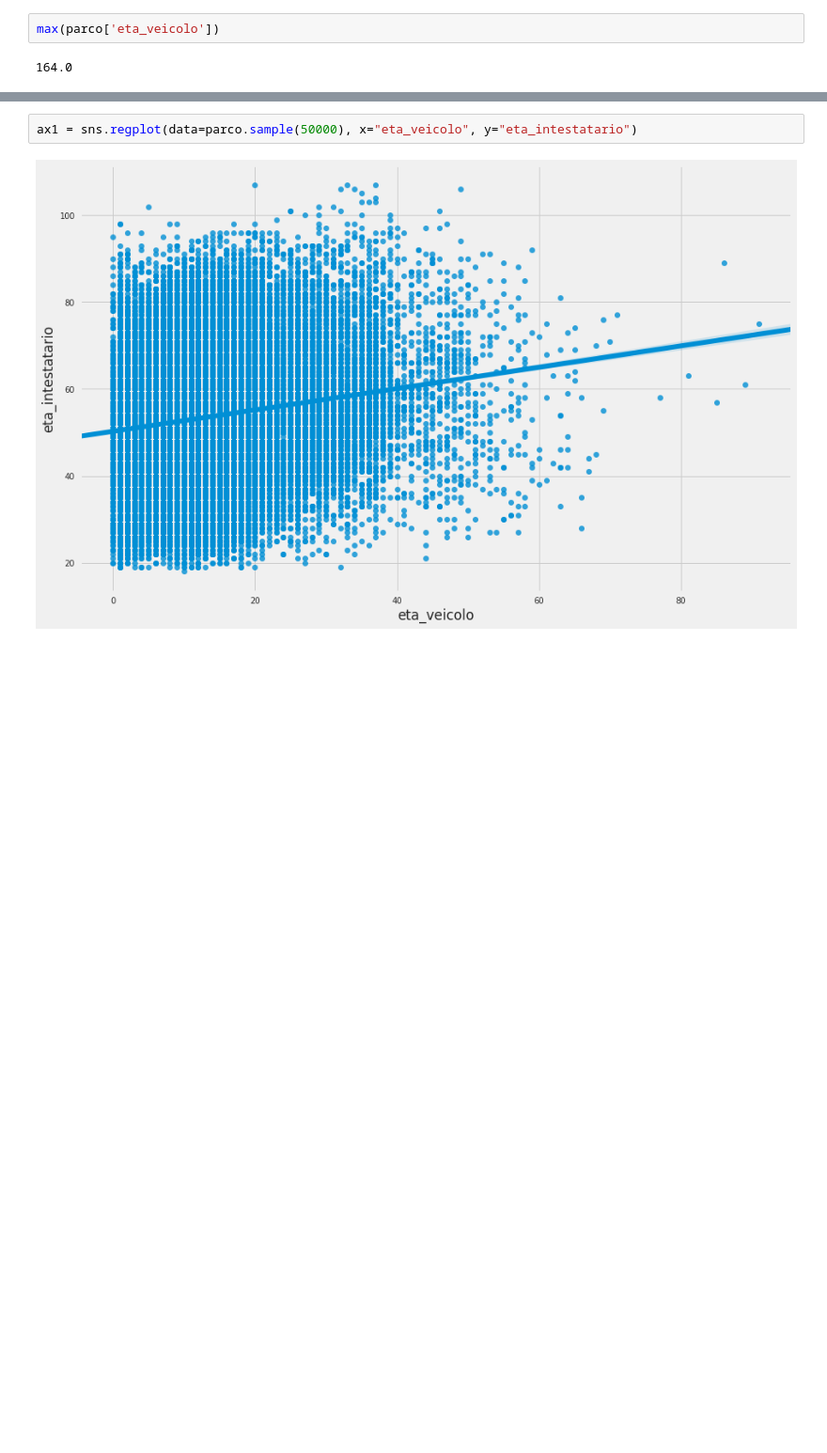
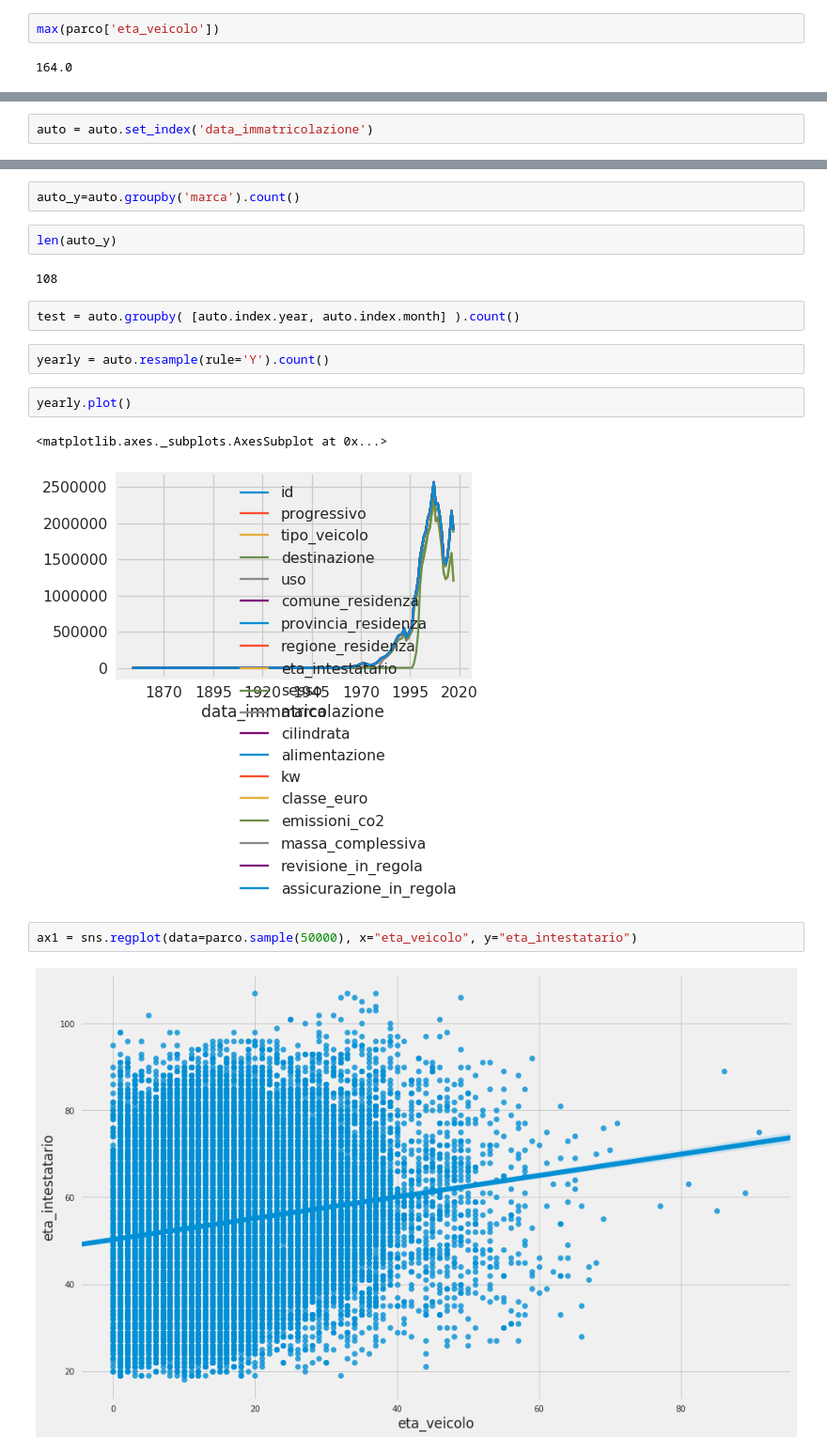
Before and after one commit to mariaclaudia/DAF_EDA_MIT_Patenti-ParcoMacchine, a Jupyter notebook: notebooks/1_MIT_Parco_Macchine_Data_preparation_EDA.ipynb, the cells around one changed output, grey strips where cells are left out. Shown: that part at 94% size. Saved outputs shown, nothing was run; the diff lists cells and outputs as text; blank space fills up the shorter version.

```diff
--- a/notebooks/1_MIT_Parco_Macchine_Ecologiche-Data_preparation.ipynb
+++ b/notebooks/1_MIT_Parco_Macchine_Data_preparation_EDA.ipynb
@@ -613,0 +644,2 @@ parco.head(10)
+# %%
+auto = auto.set_index('data_immatricolazione')
@@ -614,3 +674,18 @@ parco.head(10)
+# %%
+auto_y=auto.groupby('marca').count()
+# %%
+len(auto_y)
+# %% [output]
+108
+# %%
+test = auto.groupby( [auto.index.year, auto.index.month] ).count()
+# %%
+yearly = auto.resample(rule='Y').count()
+# %%
+yearly.plot()
+# %% [output]
+<matplotlib.axes._subplots.AxesSubplot at 0x...>
+[figure, added]
 # %%
 ax1 = sns.regplot(data=parco.sample(50000), x="eta_veicolo", y="eta_intestatario")
 # %% [output]
```
Also changed, not shown: parts of 18 cells of this notebook, 2 other files.
